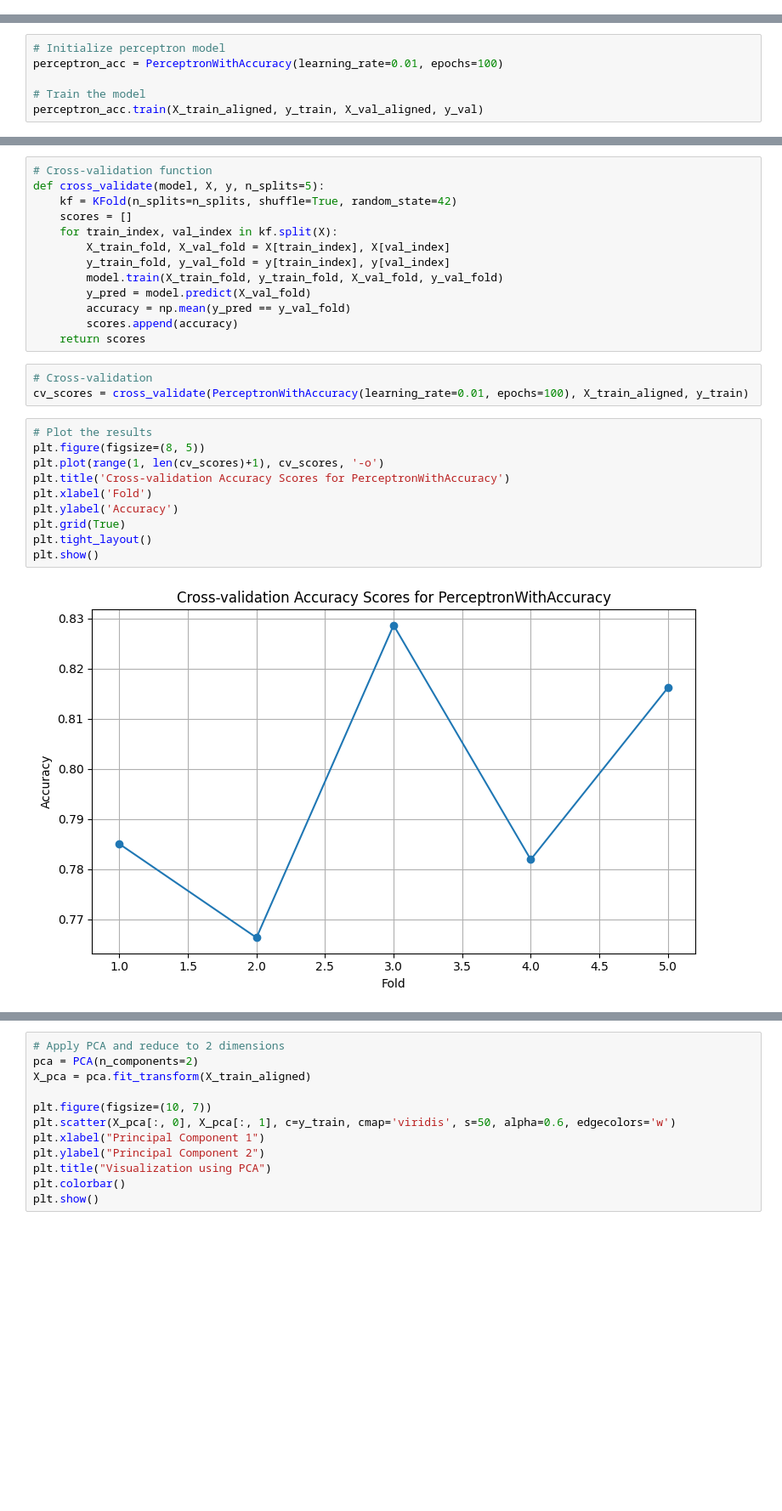
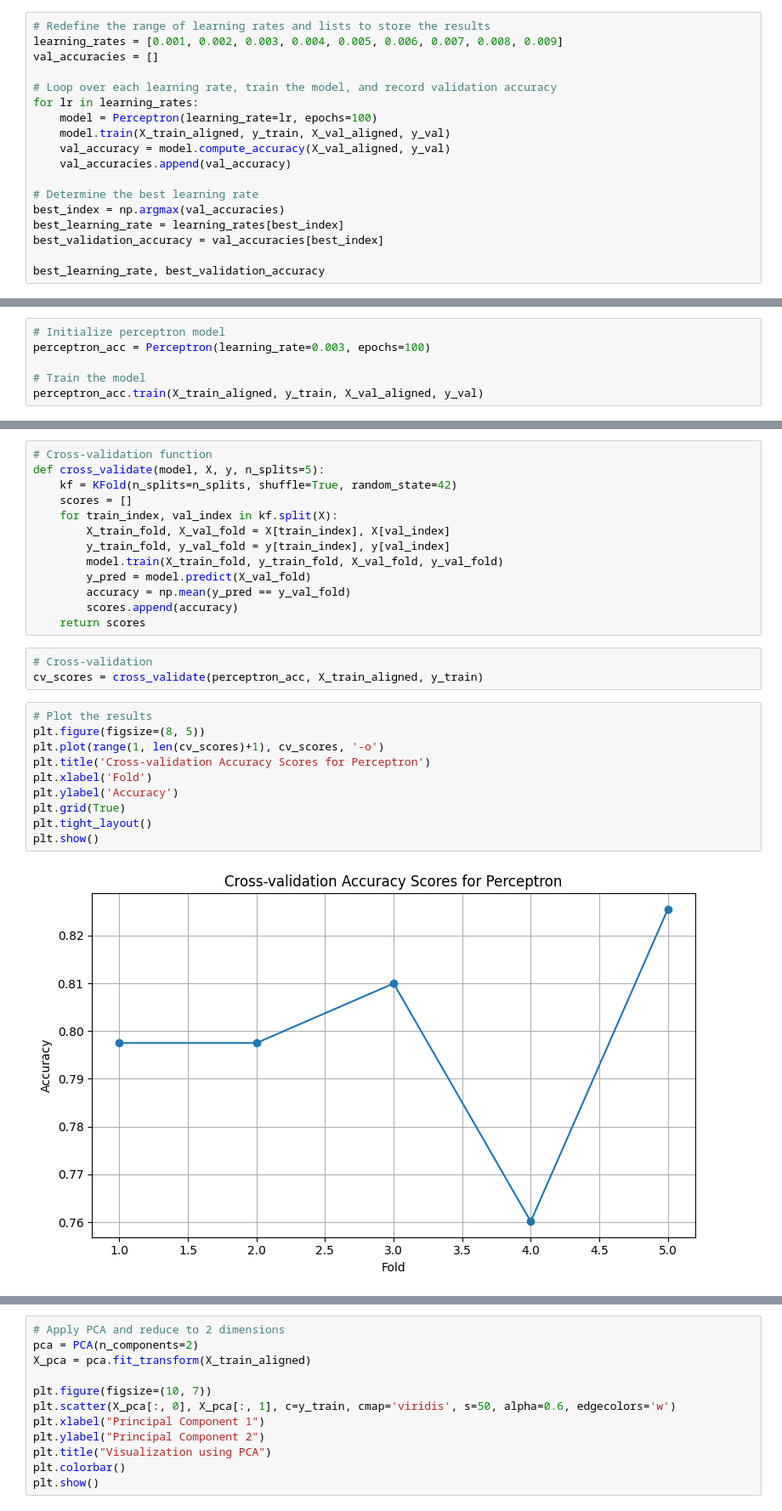
Before and after one commit to AndyDengFKu/DPA1, a Jupyter notebook: DPL_A1.ipynb, the cells around one changed output, grey strips where cells are left out. Shown at 85% size. Saved outputs shown, nothing was run; the diff lists cells and outputs as text; blank space fills up the shorter version.

```diff
--- a/DPL_A1.ipynb
+++ b/DPL_A1.ipynb
@@ -157,0 +191,18 @@ class PerceptronWithAccuracy(Perceptron):
+# %%
+# Redefine the range of learning rates and lists to store the results
+learning_rates = [0.001, 0.002, 0.003, 0.004, 0.005, 0.006, 0.007, 0.008, 0.009]
+val_accuracies = []
+
+# Loop over each learning rate, train the model, and record validation accuracy
+for lr in learning_rates:
+    model = Perceptron(learning_rate=lr, epochs=100)
+    model.train(X_train_aligned, y_train, X_val_aligned, y_val)
+    val_accuracy = model.compute_accuracy(X_val_aligned, y_val)
+    val_accuracies.append(val_accuracy)
+
+# Determine the best learning rate
+best_index = np.argmax(val_accuracies)
+best_learning_rate = learning_rates[best_index]
+best_validation_accuracy = val_accuracies[best_index]
+
+best_learning_rate, best_validation_accuracy
@@ -158,6 +211,6 @@ class PerceptronWithAccuracy(Perceptron):
 # %%
 # Initialize perceptron model
-perceptron_acc = PerceptronWithAccuracy(learning_rate=0.01, epochs=100)
+perceptron_acc = Perceptron(learning_rate=0.003, epochs=100)
 
 # Train the model
 perceptron_acc.train(X_train_aligned, y_train, X_val_aligned, y_val)
@@ -225,16 +278,16 @@ def cross_validate(model, X, y, n_splits=5):
     return scores
 # %%
 # Cross-validation
-cv_scores = cross_validate(PerceptronWithAccuracy(learning_rate=0.01, epochs=100), X_train_aligned, y_train)
+cv_scores = cross_validate(perceptron_acc, X_train_aligned, y_train)
 # %%
 # Plot the results
 plt.figure(figsize=(8, 5))
 plt.plot(range(1, len(cv_scores)+1), cv_scores, '-o')
-plt.title('Cross-validation Accuracy Scores for PerceptronWithAccuracy')
+plt.title('Cross-validation Accuracy Scores for Perceptron')
 plt.xlabel('Fold')
 plt.ylabel('Accuracy')
 plt.grid(True)
 plt.tight_layout()
 plt.show()
 # %% [output]
-[figure, old version]
+[figure, new version]
```
Also changed, not shown: parts of 26 cells of this notebook.
